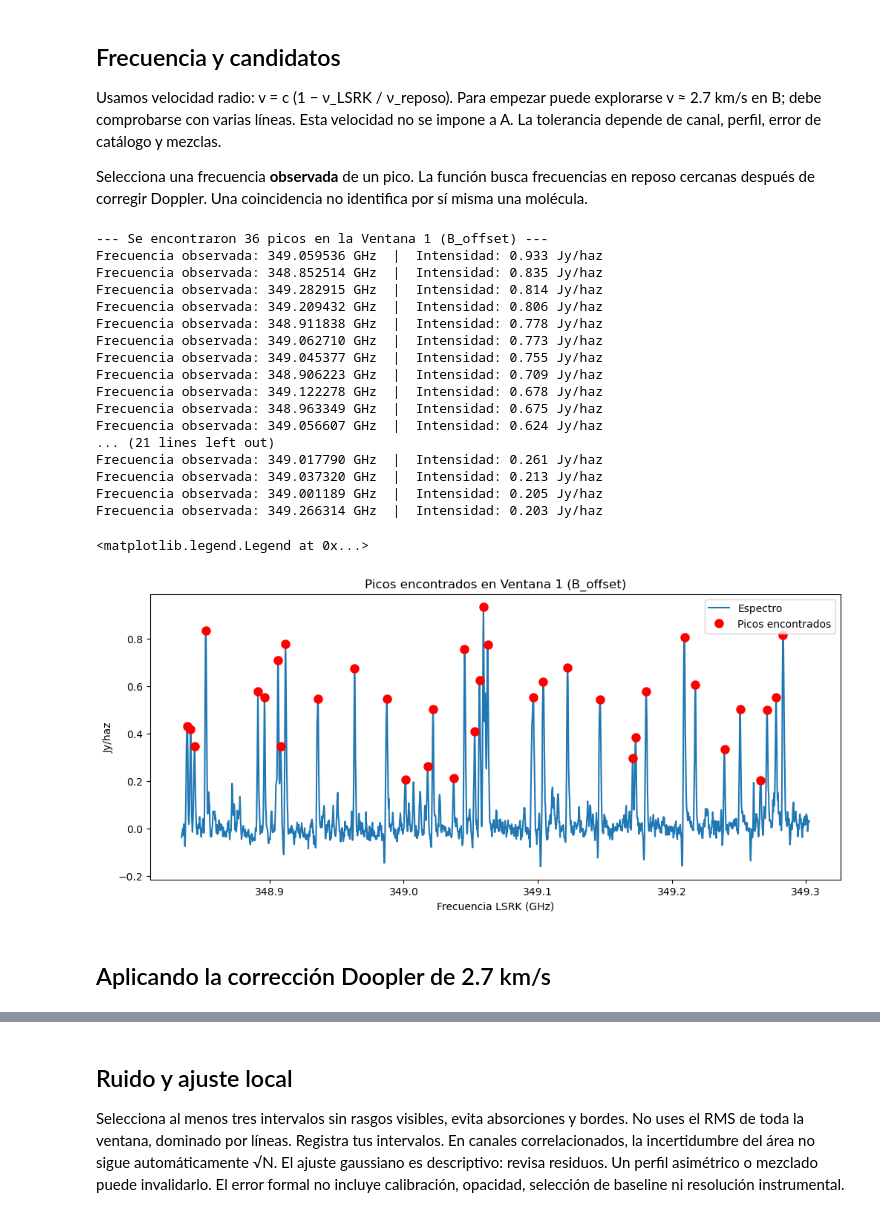
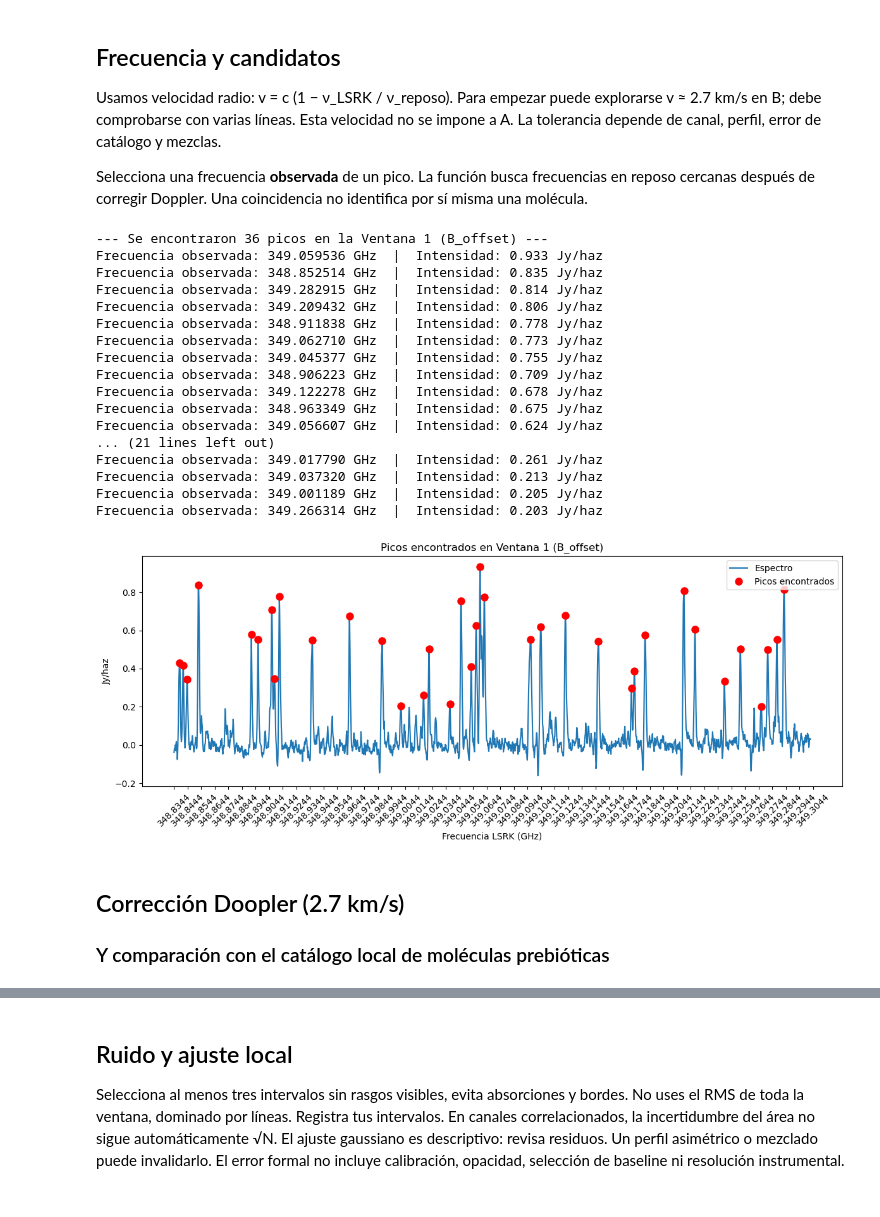
Before and after one commit to Carlitos-m/Skyntists, a Jupyter notebook: herramientas/Inicio_AstroHack.ipynb, the cells around one changed output, grey strips where cells are left out. Saved outputs shown, nothing was run; the diff lists cells and outputs as text; code cells hidden in the pictures.

```diff
--- a/herramientas/Inicio_AstroHack.ipynb
+++ b/herramientas/Inicio_AstroHack.ipynb
@@ -75,38 +75,48 @@ def buscar_picos(ventana, posicion="B_offset", altura_minima=0.15, prominencia=0
 
     return picos_encontrados
 
 # Ejecutamos la función para la ventana 1 en B_offset
 frecuencias_picos_w1 = buscar_picos(ventana=1, posicion="B_offset", altura_minima=0.2, prominencia=0.15)
 
 # Visualización de los picos encontrados
 fig, ax = plt.subplots(figsize=(12, 5))
 ax.plot(esp[1]["frecuencia_LSRK_GHz"], esp[1]["B_offset_Jy_beam"], label="Espectro")
-# Aumentar el tamaño de los marcadores y cambiar el color a rojo
 ax.plot(frecuencias_picos_w1, esp[1].set_index("frecuencia_LSRK_GHz").loc[frecuencias_picos_w1]["B_offset_Jy_beam"], 'ro', markersize=8, label="Picos encontrados")
+
+f_min = esp[1]["frecuencia_LSRK_GHz"].min()
+f_max = esp[1]["frecuencia_LSRK_GHz"].max()
+paso = 0.01 # <-- Cantidad de GHz entre cada marca en el eje X.
+
+intervalos_x = np.arange(f_min, f_max + paso, paso)
+ax.set_xticks(intervalos_x)
+ax.tick_params(axis='x', rotation=45, labelsize=10)
+# --------------------------------------------
+
 ax.set(xlabel="Frecuencia LSRK (GHz)", ylabel="Jy/haz", title="Picos encontrados en Ventana 1 (B_offset)")
 ax.legend()
+plt.tight_layout() # Evita que las etiquetas rotadas se corten en los bordes
 # %% [output]
 --- Se encontraron 36 picos en la Ventana 1 (B_offset) ---
 Frecuencia observada: 349.059536 GHz  |  Intensidad: 0.933 Jy/haz
 Frecuencia observada: 348.852514 GHz  |  Intensidad: 0.835 Jy/haz
 Frecuencia observada: 349.282915 GHz  |  Intensidad: 0.814 Jy/haz
 Frecuencia observada: 349.209432 GHz  |  Intensidad: 0.806 Jy/haz
 Frecuencia observada: 348.911838 GHz  |  Intensidad: 0.778 Jy/haz
 Frecuencia observada: 349.062710 GHz  |  Intensidad: 0.773 Jy/haz
 Frecuencia observada: 349.045377 GHz  |  Intensidad: 0.755 Jy/haz
 Frecuencia observada: 348.906223 GHz  |  Intensidad: 0.709 Jy/haz
 Frecuencia observada: 349.122278 GHz  |  Intensidad: 0.678 Jy/haz
 Frecuencia observada: 348.963349 GHz  |  Intensidad: 0.675 Jy/haz
 Frecuencia observada: 349.056607 GHz  |  Intensidad: 0.624 Jy/haz
 ... (21 lines left out)
 Frecuencia observada: 349.017790 GHz  |  Intensidad: 0.261 Jy/haz
 Frecuencia observada: 349.037320 GHz  |  Intensidad: 0.213 Jy/haz
 Frecuencia observada: 349.001189 GHz  |  Intensidad: 0.205 Jy/haz
 Frecuencia observada: 349.266314 GHz  |  Intensidad: 0.203 Jy/haz
-<matplotlib.legend.Legend at 0x...>
-[figure, old version]
+[figure, new version]
 # %% [markdown]
-## Aplicando la corrección Doopler de 2.7 km/s
+## Corrección Doopler (2.7 km/s)
+### Y comparación con el catálogo local de moléculas prebióticas
 # %%
 from IPython.display import display
 
```
Also changed, not shown: parts of 4 cells of this notebook, 8 other files.
